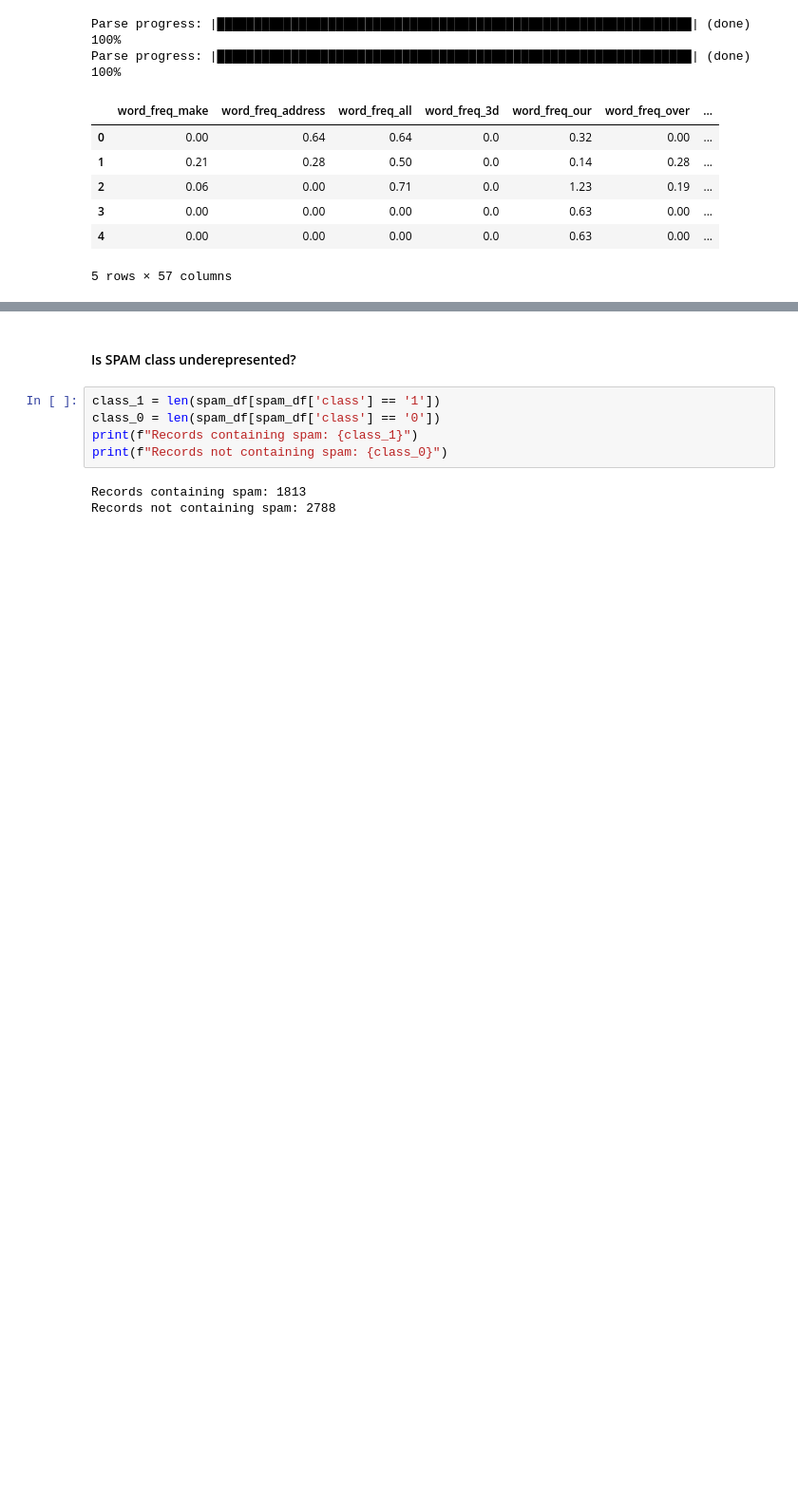
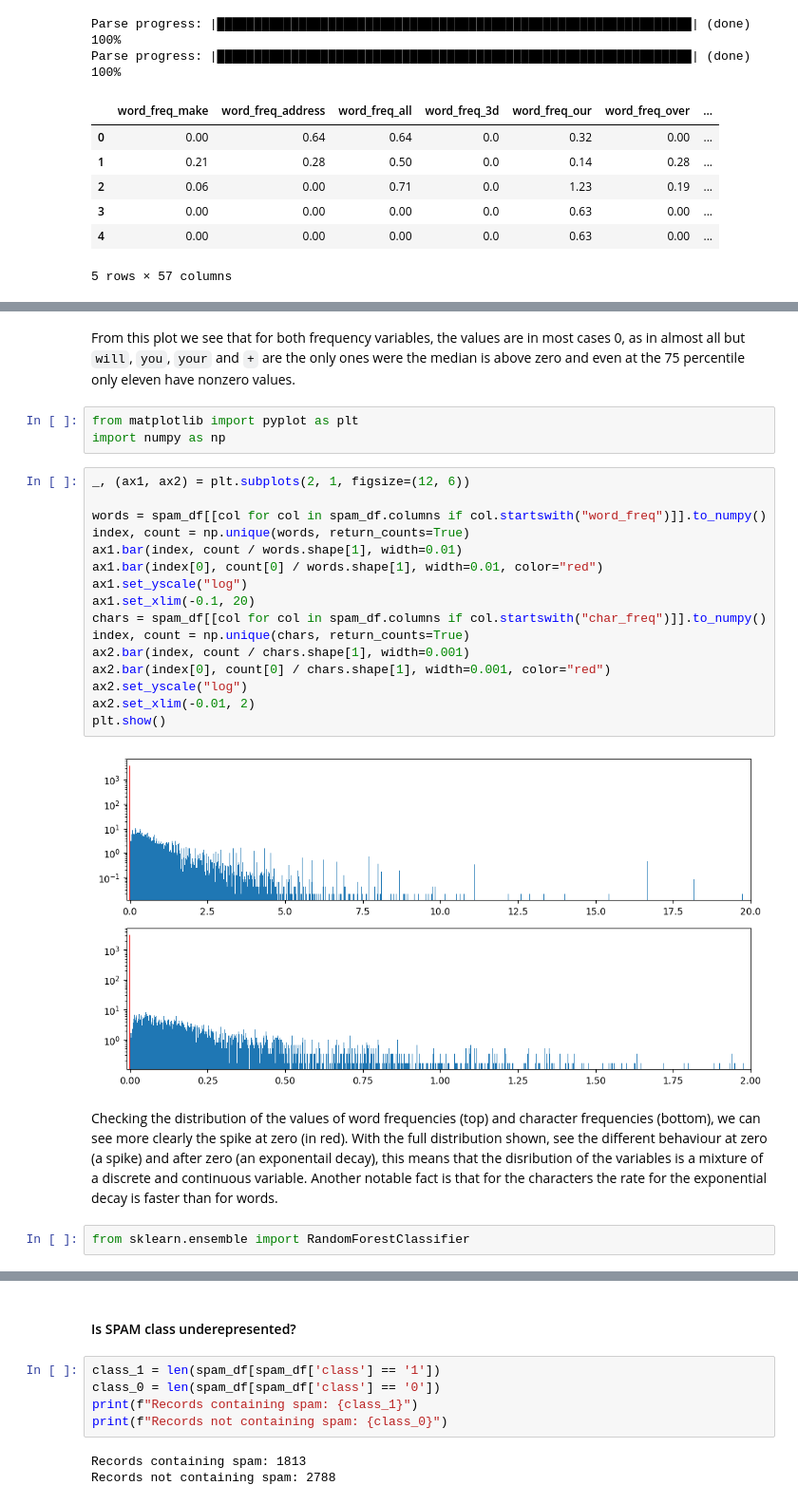
Before and after one commit to xlazarik/SuperlearnerAML, a Jupyter notebook: superlearner.ipynb, the cells around one changed output, grey strips where cells are left out. Shown at 95% size. Cells and saved outputs as stored; diff of their text form; blank space fills up the shorter version.

```diff
--- a/superlearner.ipynb
+++ b/superlearner.ipynb
@@ -106,0 +116,27 @@ X.describe()
+# %% [markdown]
+From this plot we see that for both frequency variables, the values are in most cases 0, as in almost all but `will`, `you`, `your` and `+` are the only ones were the median is above zero and even at the 75 percentile only eleven have nonzero values.
+# %%
+from matplotlib import pyplot as plt
+import numpy as np
+# %%
+_, (ax1, ax2) = plt.subplots(2, 1, figsize=(12, 6))
+
+words = spam_df[[col for col in spam_df.columns if col.startswith("word_freq")]].to_numpy()
+index, count = np.unique(words, return_counts=True)
+ax1.bar(index, count / words.shape[1], width=0.01)
+ax1.bar(index[0], count[0] / words.shape[1], width=0.01, color="red")
+ax1.set_yscale("log")
+ax1.set_xlim(-0.1, 20)
+chars = spam_df[[col for col in spam_df.columns if col.startswith("char_freq")]].to_numpy()
+index, count = np.unique(chars, return_counts=True)
+ax2.bar(index, count / chars.shape[1], width=0.001)
+ax2.bar(index[0], count[0] / chars.shape[1], width=0.001, color="red")
+ax2.set_yscale("log")
+ax2.set_xlim(-0.01, 2)
+plt.show()
+# %% [output]
+[figure, added]
+# %% [markdown]
+Checking the distribution of the values of word frequencies (top) and character frequencies (bottom), we can see more clearly the spike at zero (in red). With the full distribution shown, see the different behaviour at zero (a spike) and after zero (an exponentail decay), this means that the disribution of the variables is a mixture of a discrete and continuous variable. Another notable fact is that for the characters the rate for the exponential decay is faster than for words.
+# %%
+from sklearn.ensemble import RandomForestClassifier
```
Also changed, not shown: parts of 7 cells of this notebook.
